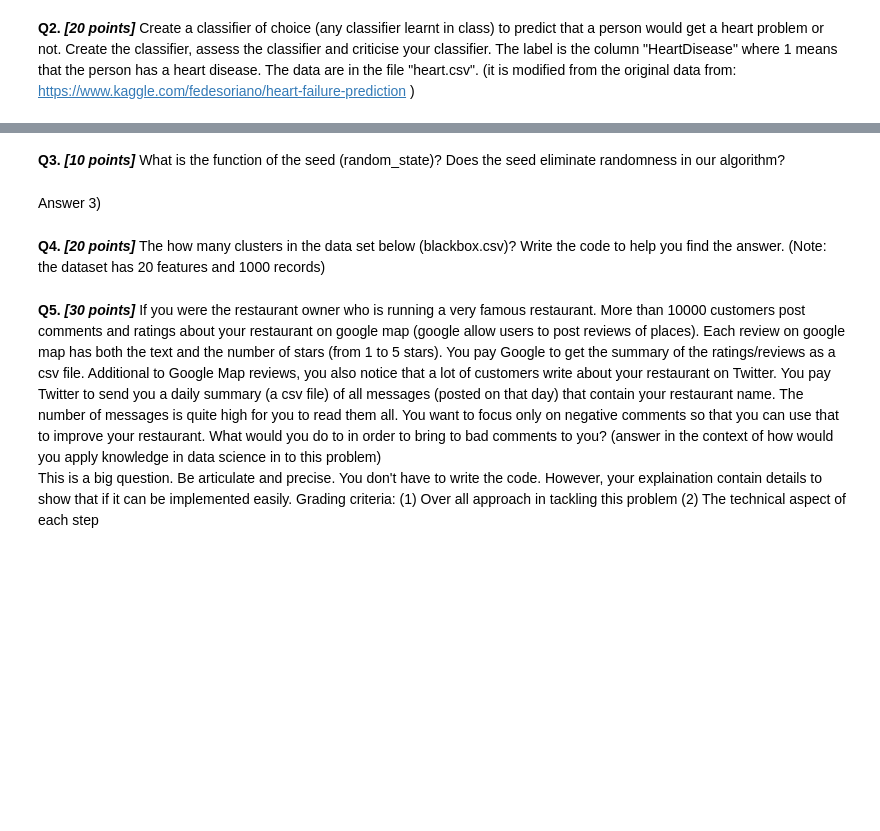
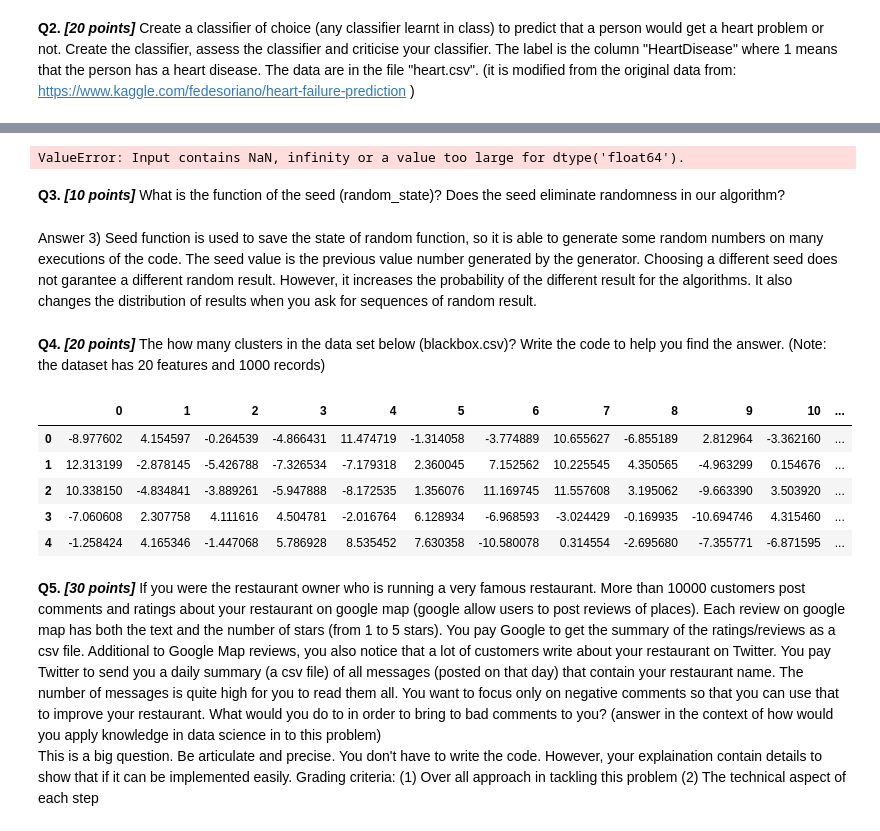
Before and after one commit to Monthon40/Intro-to-Data-Science, a Jupyter notebook: final/Final_Exam_Question.ipynb, the cells around one changed output, grey strips where cells are left out. Cells and saved outputs as stored; diff of their text form; code cells hidden in the pictures; blank space fills up the shorter version.

```diff
--- a/final/Final_Exam_Question.ipynb
+++ b/final/Final_Exam_Question.ipynb
@@ -34,11 +96,26 @@ Answer 2)
+# %%
+from sklearn.linear_model import LogisticRegression
+reglog = LogisticRegression(max_iter=3000).fit(x_train, y_train)
+predict = reglog.predict(x_test)
+# %% [output]
+ValueError: Input contains NaN, infinity or a value too large for dtype('float64').
 # %% [markdown]
 **Q3. _\[10 points\]_** What is the function of the seed (random_state)? Does the seed eliminate randomness in our algorithm?
-# %% [markdown]
-Answer 3)
+# %% [markdown]
+Answer 3) Seed function is used to save the state of random function, so it is able to generate some random numbers on many executions of the code. The seed value is the previous value number generated by the generator. Choosing a different seed does not garantee a different random result. However, it increases the probability of the different result for the algorithms. It also changes the distribution of results when you ask for sequences of random result.
 # %% [markdown]
 **Q4. _\[20 points\]_** The how many clusters in the data set below (blackbox.csv)? Write the code to help you find the answer. (Note: the dataset has 20 features and 1000 records)
 # %%
 # Answer 4) (the code & comments)
+df = pd.read_csv('blackbox.csv')
+df.head()
+# %% [output]
+|  | 0 | 1 | 2 | 3 | 4 | 5 | 6 | 7 | 8 | 9 | 10 | ... |
+| 0 | -8.977602 | 4.154597 | -0.264539 | -4.866431 | 11.474719 | -1.314058 | -3.774889 | 10.655627 | -6.855189 | 2.812964 | -3.362160 | ... |
+| 1 | 12.313199 | -2.878145 | -5.426788 | -7.326534 | -7.179318 | 2.360045 | 7.152562 | 10.225545 | 4.350565 | -4.963299 | 0.154676 | ... |
+| 2 | 10.338150 | -4.834841 | -3.889261 | -5.947888 | -8.172535 | 1.356076 | 11.169745 | 11.557608 | 3.195062 | -9.663390 | 3.503920 | ... |
+| 3 | -7.060608 | 2.307758 | 4.111616 | 4.504781 | -2.016764 | 6.128934 | -6.968593 | -3.024429 | -0.169935 | -10.694746 | 4.315460 | ... |
+| 4 | -1.258424 | 4.165346 | -1.447068 | 5.786928 | 8.535452 | 7.630358 | -10.580078 | 0.314554 | -2.695680 | -7.355771 | -6.871595 | ... |
 # %% [markdown]
 **Q5. _\[30 points\]_**  If you were the restaurant owner who is running a very famous restaurant. More than 10000 customers post comments and ratings about your restaurant on google map (google allow users to post reviews of places). Each review on google map has both the text and the number of stars (from 1 to 5 stars). You pay Google to get the summary of the ratings/reviews as a csv file. Additional to Google Map reviews, you also notice that a lot of customers write about your restaurant on Twitter. You pay Twitter to send you a daily summary (a csv file) of all messages (posted on that day) that contain your restaurant name. The number of messages is quite high for you to read them all. You want to focus only on negative comments so that you can use that to improve your restaurant. What would you do to in order to bring to bad comments to you? (answer in the context of how would you apply knowledge in data science in to this problem)
 This is a big question. Be articulate and precise. You don't have to write the code. However, your explaination contain details to show that if it can be implemented easily.
```
Also changed, not shown: parts of 13 cells of this notebook, 1 other file.
